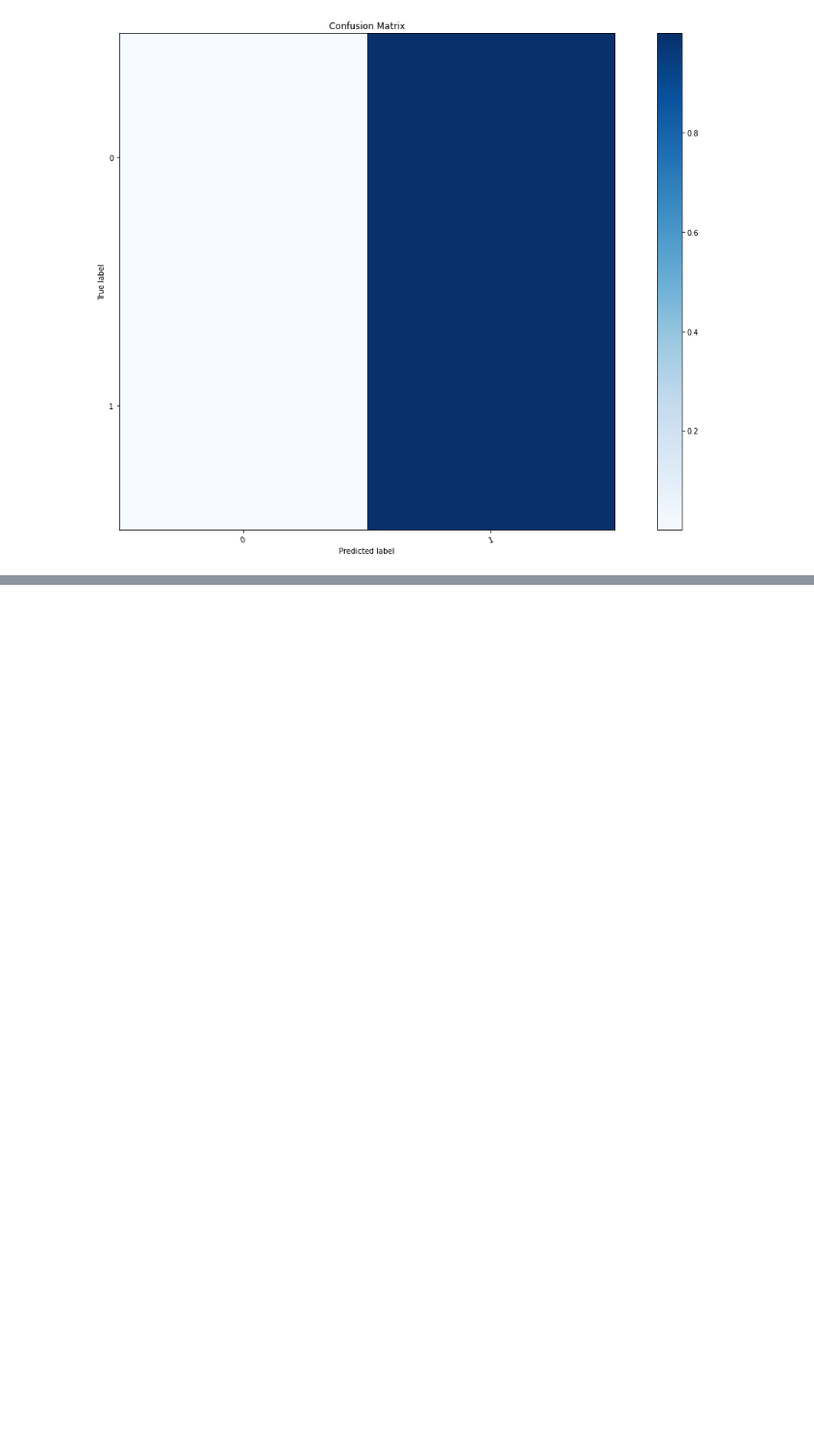
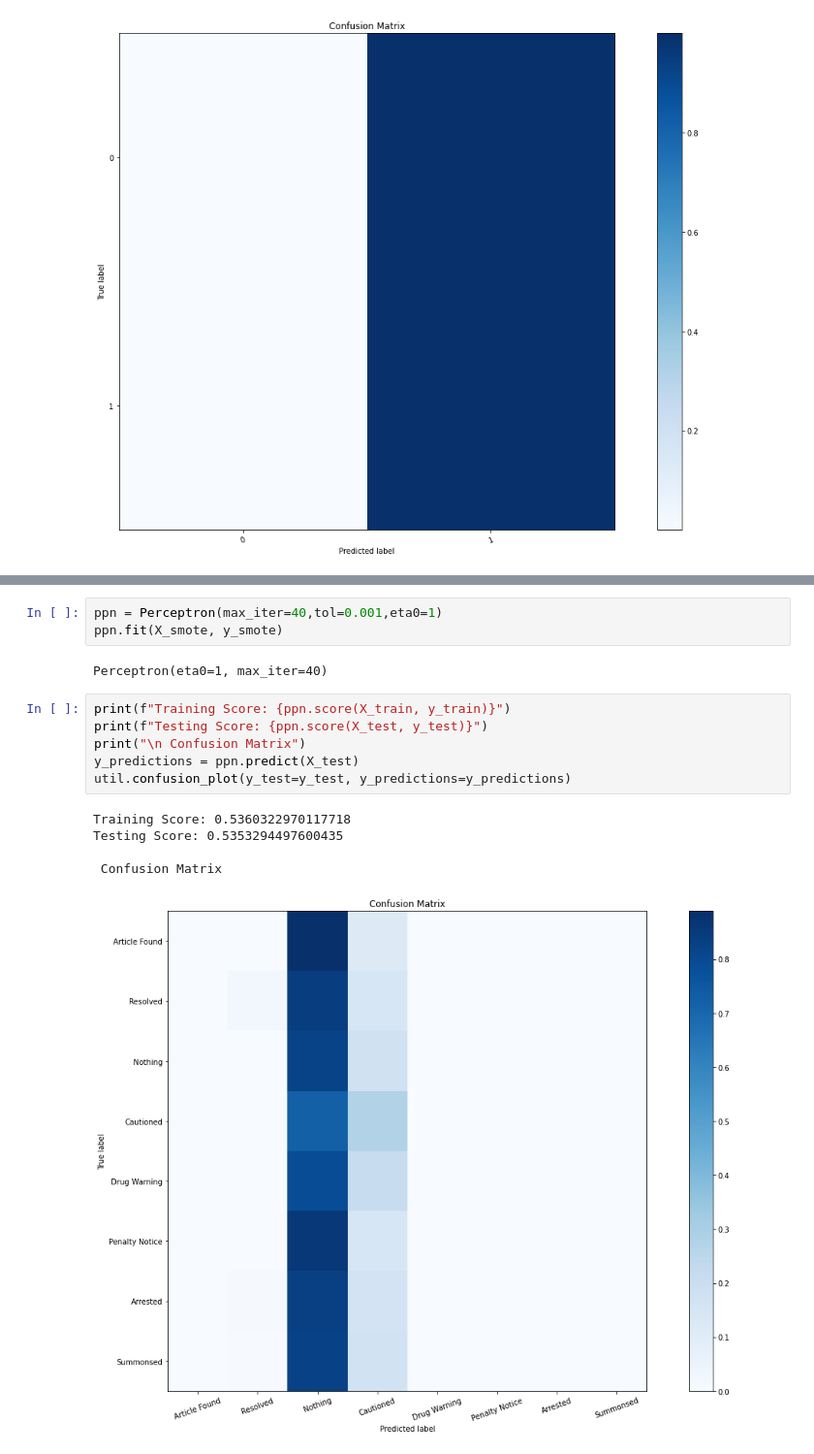
Before and after one commit to MQumairi/intro_to_ai_coursework, a Jupyter notebook: src/Perceptron.ipynb, the cells around one changed output, grey strips where cells are left out. Shown at 97% size. Drawn from its saved outputs; the diff is of its cells as text; blank space fills up the shorter version.

```diff
--- a/src/Perceptron.ipynb
+++ b/src/Perceptron.ipynb
@@ -202,0 +329,17 @@ The confusion matrix illustrates a large bias towards false negatives.
+# %%
+ppn = Perceptron(max_iter=40,tol=0.001,eta0=1)
+ppn.fit(X_smote, y_smote)
+# %% [output]
+Perceptron(eta0=1, max_iter=40)
+# %%
+print(f"Training Score: {ppn.score(X_train, y_train)}")
+print(f"Testing Score: {ppn.score(X_test, y_test)}")
+print("\n Confusion Matrix")
+y_predictions = ppn.predict(X_test)
+util.confusion_plot(y_test=y_test, y_predictions=y_predictions)
+# %% [output]
+Training Score: 0.5360322970117718
+Testing Score: 0.5353294497600435
+
+ Confusion Matrix
+[figure, added]
```
Also changed, not shown: parts of 25 cells of this notebook, 3 other files.
